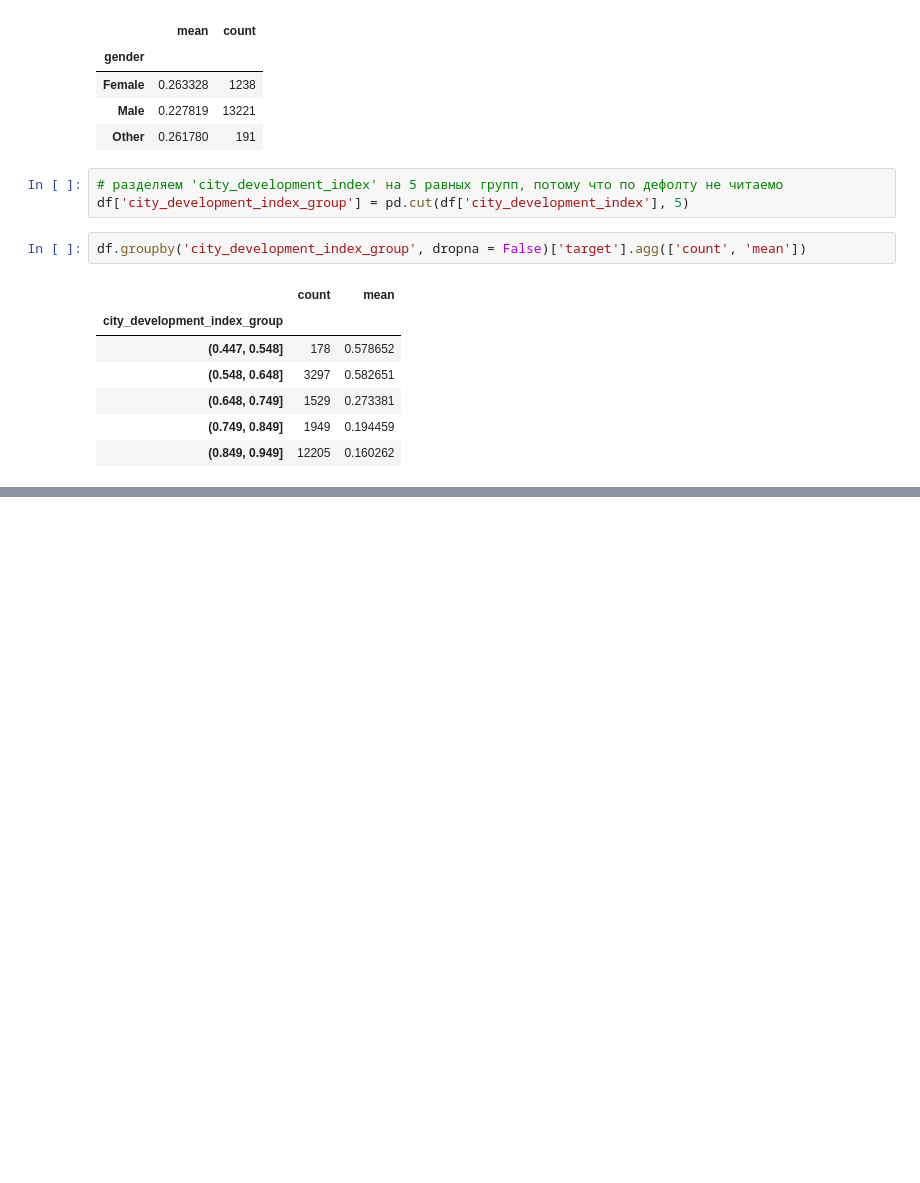
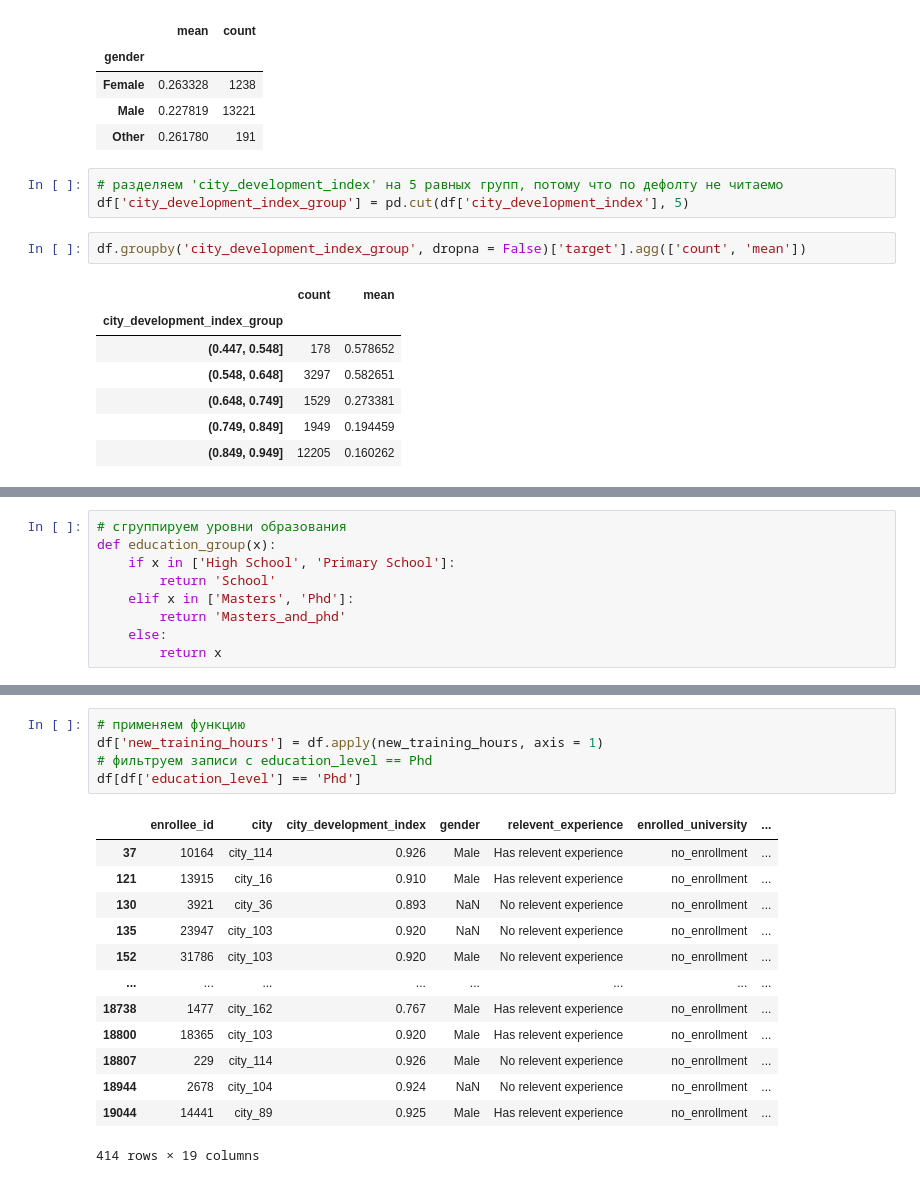
Before and after one commit to DmitriiKrasnoschekov/Python.Pandas, a Jupyter notebook: pandas_cheatsheets.ipynb, the cells around one changed output, grey strips where cells are left out. Cells and saved outputs as stored; diff of their text form; blank space fills up the shorter version.

```diff
--- a/pandas_cheatsheets.ipynb
+++ b/pandas_cheatsheets.ipynb
@@ -355,0 +372,9 @@ custom.plot()
+# %%
+# сгруппируем уровни образования
+def education_group(x):
+    if x in ['High School', 'Primary School']:
+        return 'School'
+    elif x in ['Masters', 'Phd']:
+        return 'Masters_and_phd'
+    else:
+        return x
@@ -355,0 +403,19 @@ custom.plot()
+# %%
+# применяем функцию
+df['new_training_hours'] = df.apply(new_training_hours, axis = 1)
+# фильтруем записи с education_level == Phd
+df[df['education_level'] == 'Phd']
+# %% [output]
+|  | enrollee_id | city | city_development_index | gender | relevent_experience | enrolled_university | ... |
+| 37 | 10164 | city_114 | 0.926 | Male | Has relevent experience | no_enrollment | ... |
+| 121 | 13915 | city_16 | 0.910 | Male | Has relevent experience | no_enrollment | ... |
+| 130 | 3921 | city_36 | 0.893 | NaN | No relevent experience | no_enrollment | ... |
+| 135 | 23947 | city_103 | 0.920 | NaN | No relevent experience | no_enrollment | ... |
+| 152 | 31786 | city_103 | 0.920 | Male | No relevent experience | no_enrollment | ... |
+| ... | ... | ... | ... | ... | ... | ... | ... |
+| 18738 | 1477 | city_162 | 0.767 | Male | Has relevent experience | no_enrollment | ... |
+| 18800 | 18365 | city_103 | 0.920 | Male | Has relevent experience | no_enrollment | ... |
+| 18807 | 229 | city_114 | 0.926 | Male | No relevent experience | no_enrollment | ... |
+| 18944 | 2678 | city_104 | 0.924 | NaN | No relevent experience | no_enrollment | ... |
+| 19044 | 14441 | city_89 | 0.925 | Male | Has relevent experience | no_enrollment | ... |
+414 rows × 19 columns
```
Also changed, not shown: parts of 19 cells of this notebook.
